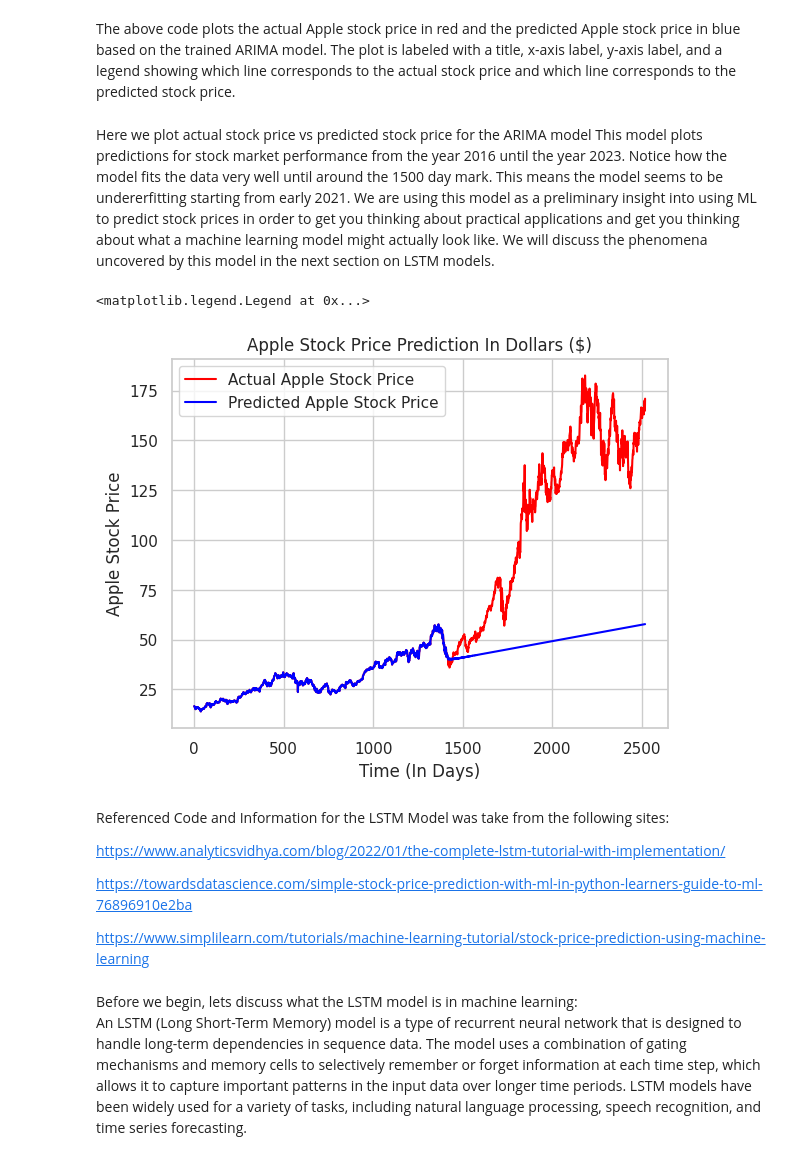
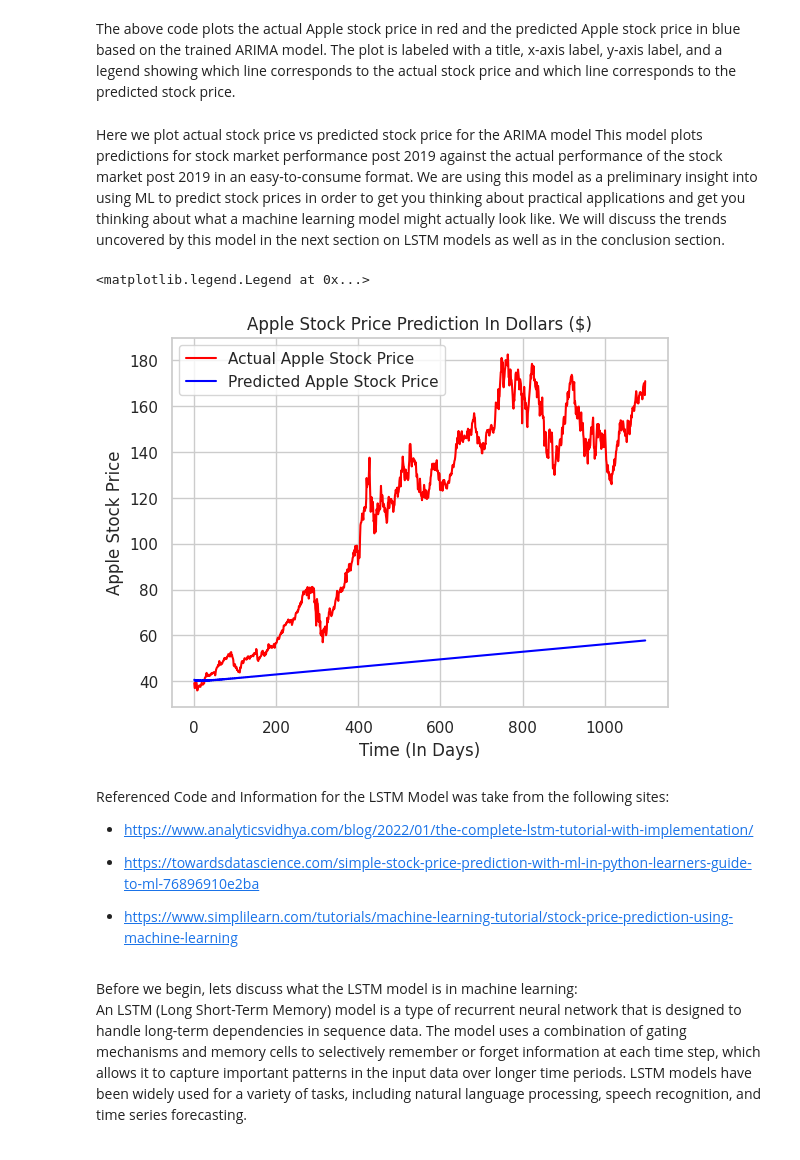
Before and after one commit to tejasking62/StockPricePredictor, a Jupyter notebook: 320 Final Project.ipynb, the cells around one changed output. Drawn from its saved outputs; the diff is of its cells as text; code cells hidden in the pictures.

```diff
--- a/320 Final Project.ipynb
+++ b/320 Final Project.ipynb
@@ -824,25 +843,25 @@ Warnings:
 The above code plots the actual Apple stock price in red and the predicted Apple stock price in blue based on the trained ARIMA model. The plot is labeled with a title, x-axis label, y-axis label, and a legend showing which line corresponds to the actual stock price and which line corresponds to the predicted stock price.
 # %% [markdown]
 Here we plot actual stock price vs predicted stock price for the ARIMA model
-This model plots predictions for stock market performance from the year 2016 until the year 2023. Notice how the model fits the data very well until around the 1500 day mark. This means the model seems to be undererfitting starting from early 2021. We are using this model as a preliminary insight into using ML to predict stock prices in order to get you thinking about practical applications and get you thinking about what a machine learning model might actually look like. We will discuss the phenomena uncovered by this model in the next section on LSTM models.
+This model plots predictions for stock market performance post 2019 against the actual performance of the stock market post 2019 in an easy-to-consume format. We are using this model as a preliminary insight into using ML to predict stock prices in order to get you thinking about practical applications and get you thinking about what a machine learning model might actually look like. We will discuss the trends uncovered by this model in the next section on LSTM models as well as in the conclusion section.
 # %%
-plt.plot(dataset.iloc[::-1].iloc[:,1:2].values, color = 'red', label = 'Actual Apple Stock Price')
-plt.plot(np.append(training_set, model.predict(n_periods = 1100)), color = 'blue', label = 'Predicted Apple Stock Price')
+plt.plot(dataset_test.iloc[:,1:2].values, color = 'red', label = 'Actual Apple Stock Price')
+plt.plot(model.predict(n_periods = 1100), color = 'blue', label = 'Predicted Apple Stock Price')
 plt.title('Apple Stock Price Prediction In Dollars ($)')
 plt.xlabel('Time (In Days)')
 plt.ylabel('Apple Stock Price')
 plt.legend()
 # %% [output]
 <matplotlib.legend.Legend at 0x...>
-[figure, old version]
+[figure, new version]
 # %% [markdown]
 Referenced Code and Information for the LSTM Model was take from the following sites:
 
-https://www.analyticsvidhya.com/blog/2022/01/the-complete-lstm-tutorial-with-implementation/
+* https://www.analyticsvidhya.com/blog/2022/01/the-complete-lstm-tutorial-with-implementation/
 
-https://towardsdatascience.com/simple-stock-price-prediction-with-ml-in-python-learners-guide-to-ml-76896910e2ba
+* https://towardsdatascience.com/simple-stock-price-prediction-with-ml-in-python-learners-guide-to-ml-76896910e2ba
 
-https://www.simplilearn.com/tutorials/machine-learning-tutorial/stock-price-prediction-using-machine-learning
+* https://www.simplilearn.com/tutorials/machine-learning-tutorial/stock-price-prediction-using-machine-learning
 # %% [markdown]
 Before we begin, lets discuss what the LSTM model is in machine learning:<br>
 An LSTM (Long Short-Term Memory) model is a type of recurrent neural network that is designed to handle long-term dependencies in sequence data. The model uses a combination of gating mechanisms and memory cells to selectively remember or forget information at each time step, which allows it to capture important patterns in the input data over longer time periods. LSTM models have been widely used for a variety of tasks, including natural language processing, speech recognition, and time series forecasting.
```
Also changed, not shown: parts of 48 cells of this notebook.
